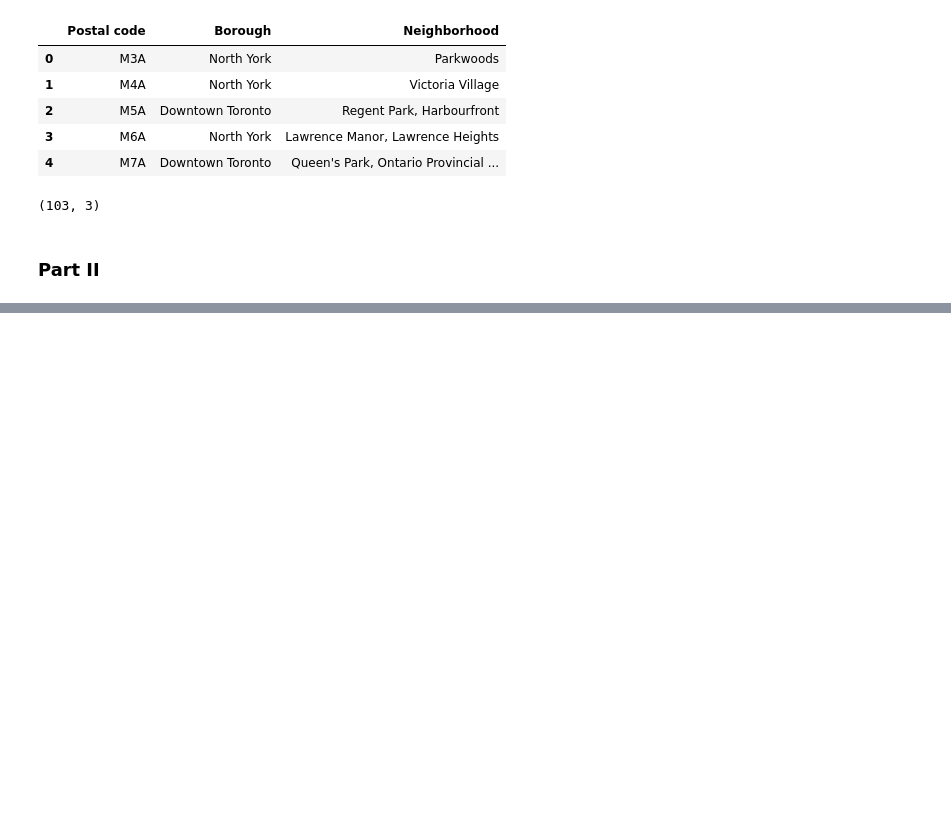
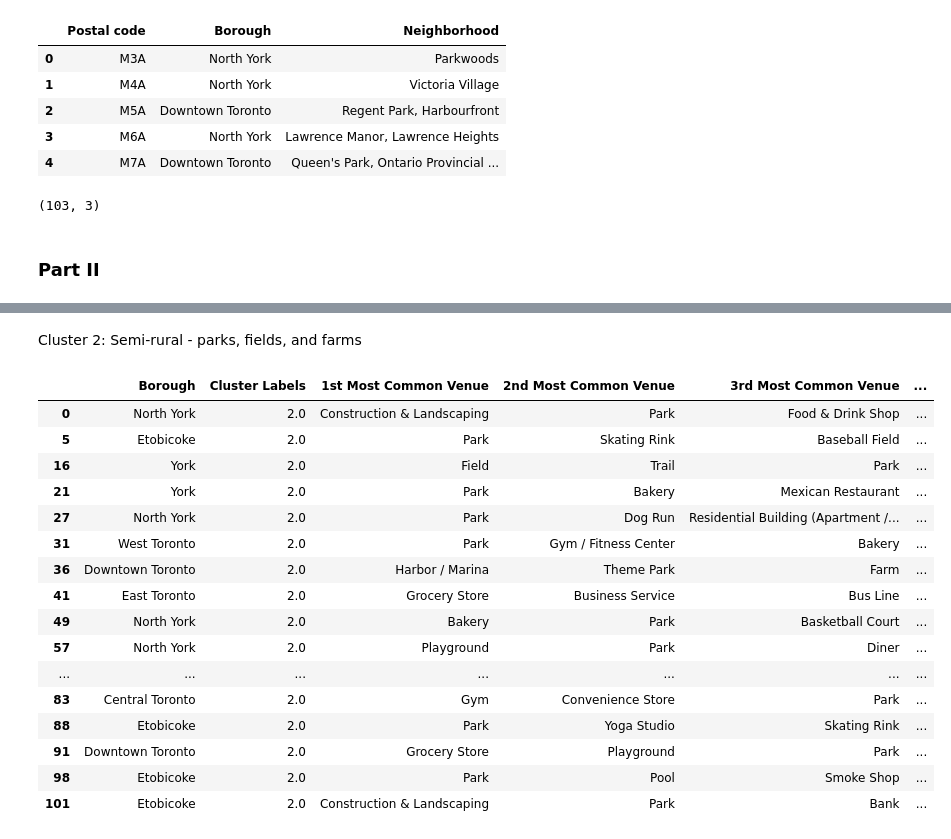
Before and after one commit to polinkov/DataScienceCapstone, a Jupyter notebook: Capstone Clustering.ipynb, the cells around one changed output, grey strips where cells are left out. Drawn from its saved outputs; the diff is of its cells as text; code cells hidden in the pictures; blank space fills up the shorter version.

```diff
--- a/Capstone Clustering.ipynb
+++ b/Capstone Clustering.ipynb
@@ -90,0 +505,22 @@ df.shape
+# %% [markdown]
+Cluster 2: Semi-rural - parks, fields, and farms
+# %%
+toronto_merged.loc[toronto_merged['Cluster Labels'] == 2, toronto_merged.columns[[1] + list(range(5, toronto_merged.shape[1]))]]
+# %% [output]
+|  | Borough | Cluster Labels | 1st Most Common Venue | 2nd Most Common Venue | 3rd Most Common Venue | ... |
+| 0 | North York | 2.0 | Construction & Landscaping | Park | Food & Drink Shop | ... |
+| 5 | Etobicoke | 2.0 | Park | Skating Rink | Baseball Field | ... |
+| 16 | York | 2.0 | Field | Trail | Park | ... |
+| 21 | York | 2.0 | Park | Bakery | Mexican Restaurant | ... |
+| 27 | North York | 2.0 | Park | Dog Run | Residential Building (Apartment /... | ... |
+| 31 | West Toronto | 2.0 | Park | Gym / Fitness Center | Bakery | ... |
+| 36 | Downtown Toronto | 2.0 | Harbor / Marina | Theme Park | Farm | ... |
+| 41 | East Toronto | 2.0 | Grocery Store | Business Service | Bus Line | ... |
+| 49 | North York | 2.0 | Bakery | Park | Basketball Court | ... |
+| 57 | North York | 2.0 | Playground | Park | Diner | ... |
+| ... | ... | ... | ... | ... | ... | ... |
+| 83 | Central Toronto | 2.0 | Gym | Convenience Store | Park | ... |
+| 88 | Etobicoke | 2.0 | Park | Yoga Studio | Skating Rink | ... |
+| 91 | Downtown Toronto | 2.0 | Grocery Store | Playground | Park | ... |
+| 98 | Etobicoke | 2.0 | Park | Pool | Smoke Shop | ... |
+| 101 | Etobicoke | 2.0 | Construction & Landscaping | Park | Bank | ... |
```
Also changed, not shown: parts of 45 cells of this notebook.
